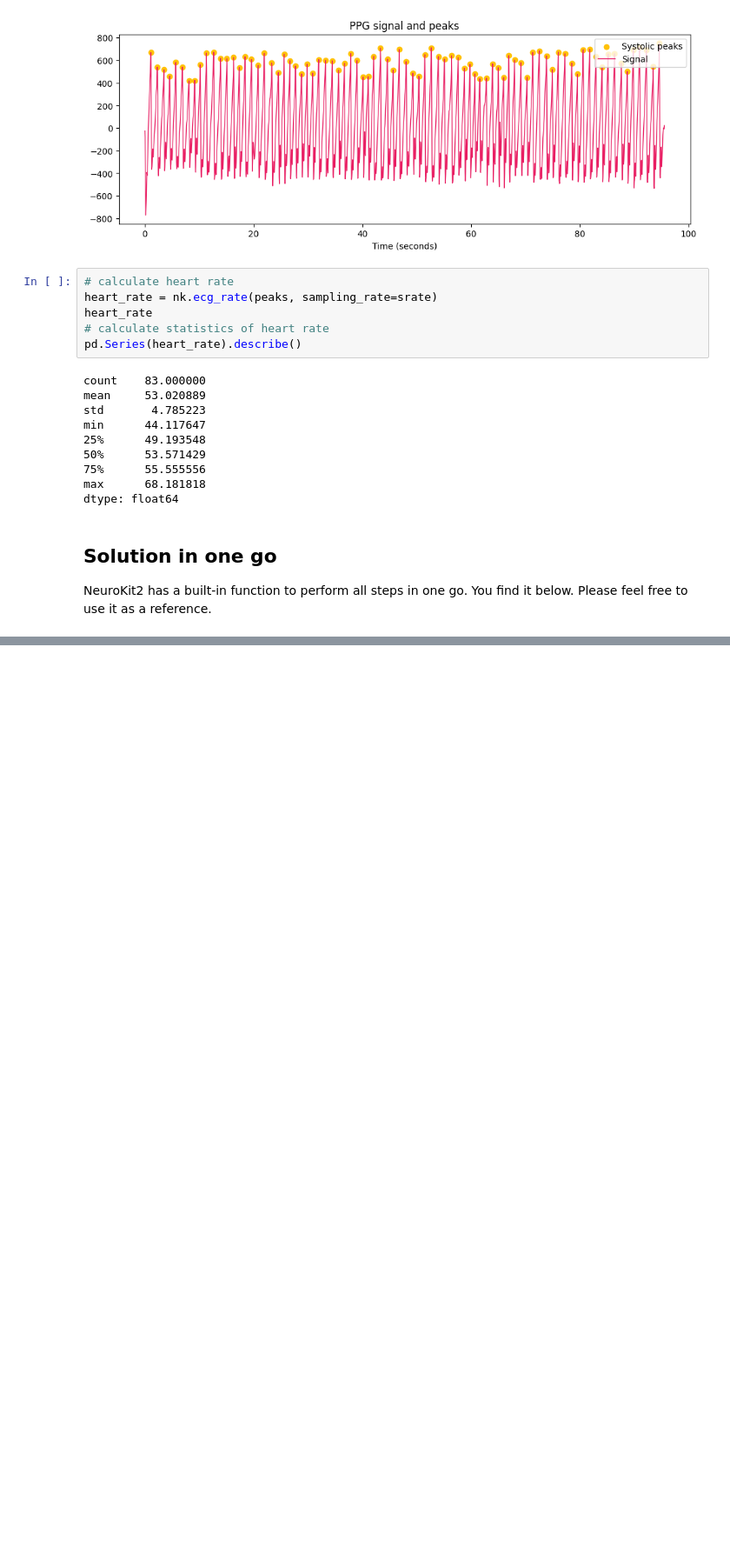
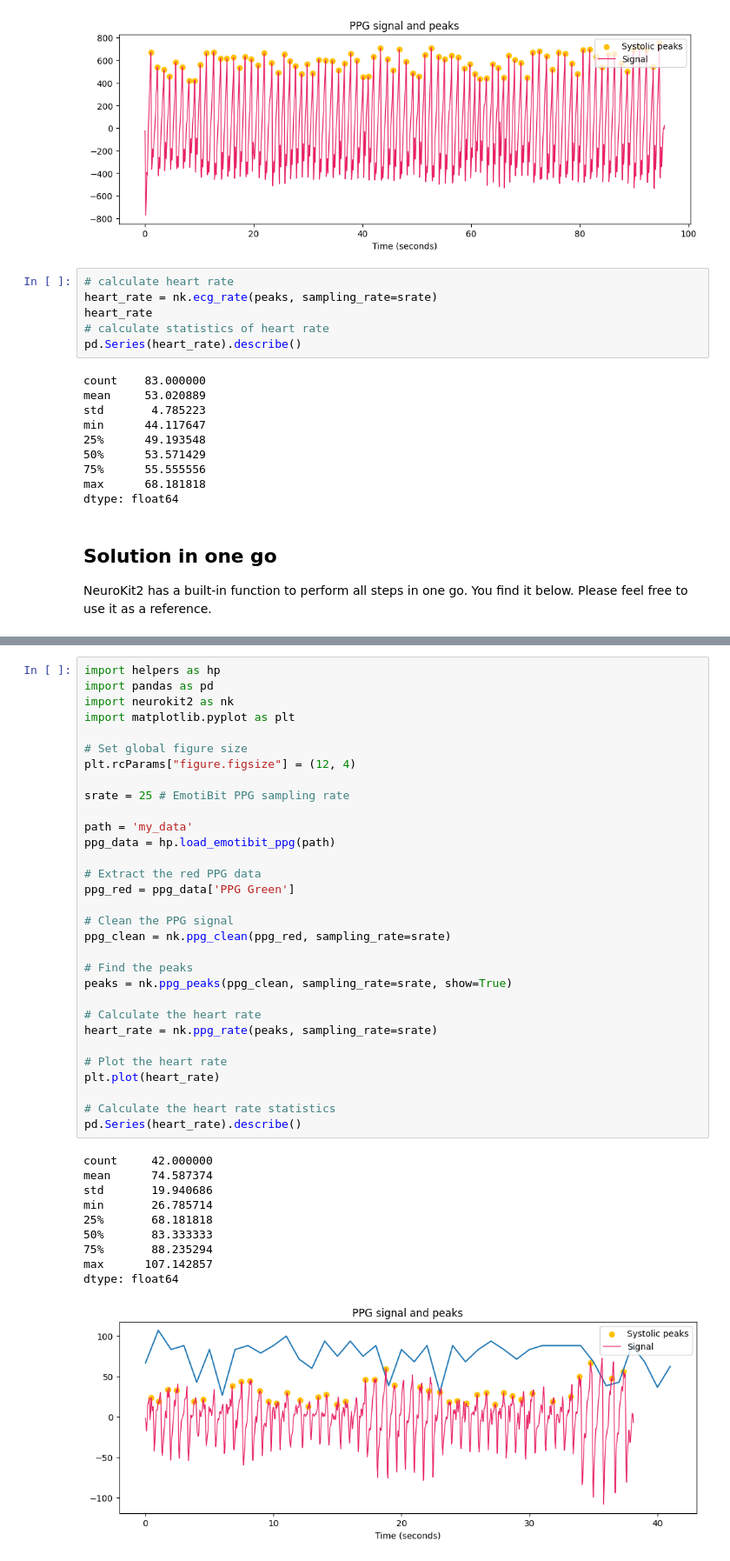
Before and after one commit to Fr3m3l1/BiSeIm, a Jupyter notebook: week2/ppg_hr_exercice.ipynb, the cells around one changed output, grey strips where cells are left out. Shown: that part at 87% size. Saved outputs shown, nothing was run; the diff lists cells and outputs as text; blank space fills up the shorter version.

```diff
--- a/week2/ppg_hr_exercice.ipynb
+++ b/week2/ppg_hr_exercice.ipynb
@@ -231 +230,43 @@ dtype: float64
 [figure]
+# %%
+import helpers as hp
+import pandas as pd
+import neurokit2 as nk
+import matplotlib.pyplot as plt
+
+# Set global figure size
+plt.rcParams["figure.figsize"] = (12, 4)
+
+srate = 25 # EmotiBit PPG sampling rate
+
+path = 'my_data'
+ppg_data = hp.load_emotibit_ppg(path)
+
+# Extract the red PPG data
+ppg_red = ppg_data['PPG Green']
+
+# Clean the PPG signal
+ppg_clean = nk.ppg_clean(ppg_red, sampling_rate=srate)
+
+# Find the peaks
+peaks = nk.ppg_peaks(ppg_clean, sampling_rate=srate, show=True)
+
+# Calculate the heart rate
+heart_rate = nk.ppg_rate(peaks, sampling_rate=srate)
+
+# Plot the heart rate
+plt.plot(heart_rate)
+
+# Calculate the heart rate statistics
+pd.Series(heart_rate).describe()
+# %% [output]
+count     42.000000
+mean      74.587374
+std       19.940686
+min       26.785714
+25%       68.181818
+50%       83.333333
+75%       88.235294
+max      107.142857
+dtype: float64
+[figure, added]
```
Also changed, not shown: parts of 1 cell of this notebook, 4 other files.
